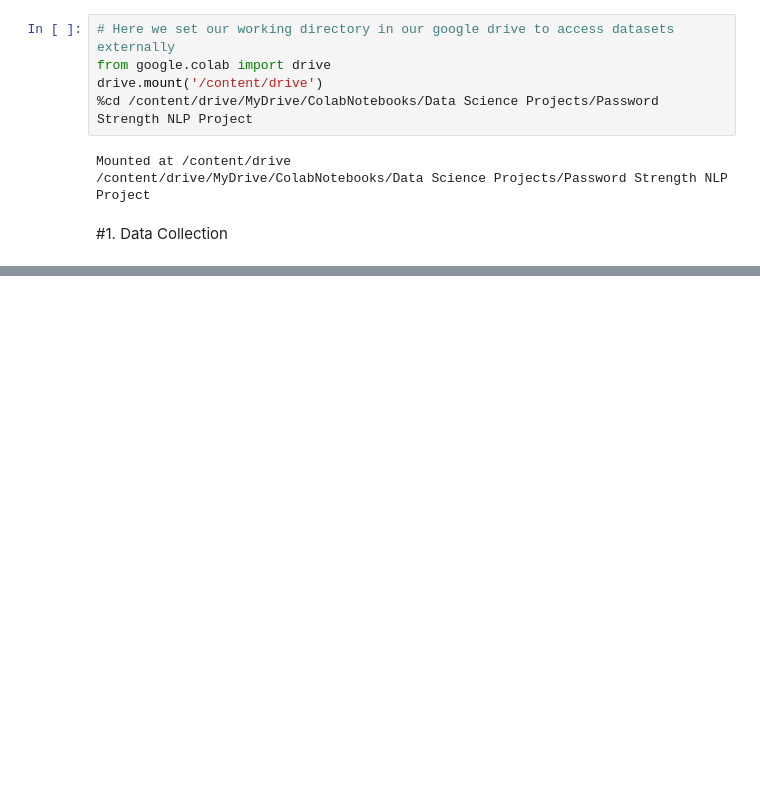
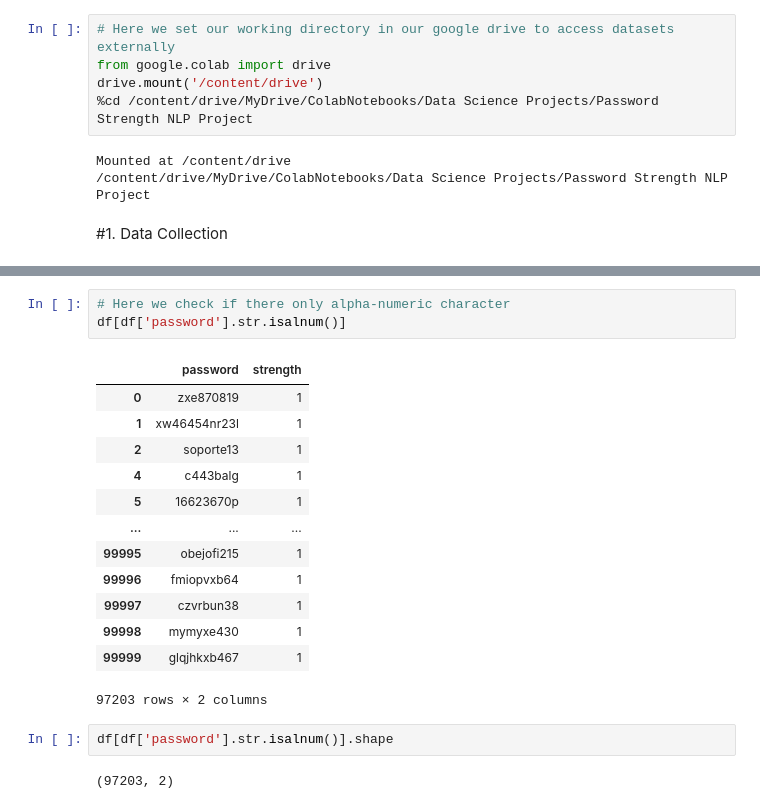
Before and after one commit to anilaksu/AI-and-Data-Science-Codes, a Jupyter notebook: Data_Science_Project_2_Password_Strength_with_NLP.ipynb, the cells around one changed output, grey strips where cells are left out. Cells and saved outputs as stored; diff of their text form; blank space fills up the shorter version.

```diff
--- a/Data_Science_Project_2_Password_Strength_with_NLP.ipynb
+++ b/Data_Science_Project_2_Password_Strength_with_NLP.ipynb
@@ -41,0 +139,21 @@ Mounted at /content/drive
+# %%
+# Here we check if there only alpha-numeric character
+df[df['password'].str.isalnum()]
+# %% [output]
+|  | password | strength |
+| 0 | zxe870819 | 1 |
+| 1 | xw46454nr23l | 1 |
+| 2 | soporte13 | 1 |
+| 4 | c443balg | 1 |
+| 5 | 16623670p | 1 |
+| ... | ... | ... |
+| 99995 | obejofi215 | 1 |
+| 99996 | fmiopvxb64 | 1 |
+| 99997 | czvrbun38 | 1 |
+| 99998 | mymyxe430 | 1 |
+| 99999 | glqjhkxb467 | 1 |
+97203 rows × 2 columns
+# %%
+df[df['password'].str.isalnum()].shape
+# %% [output]
+(97203, 2)
```
Also changed, not shown: parts of 25 cells of this notebook.
